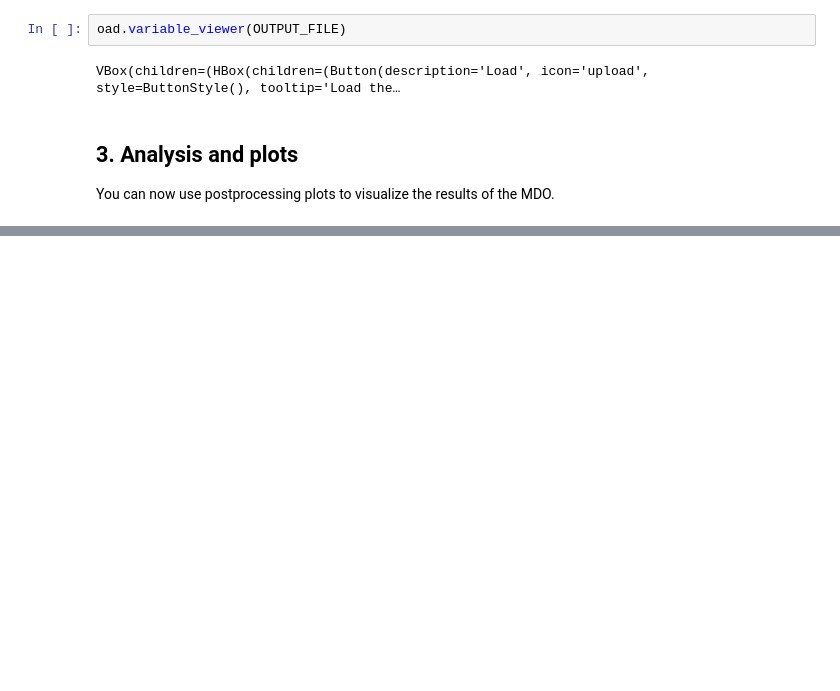
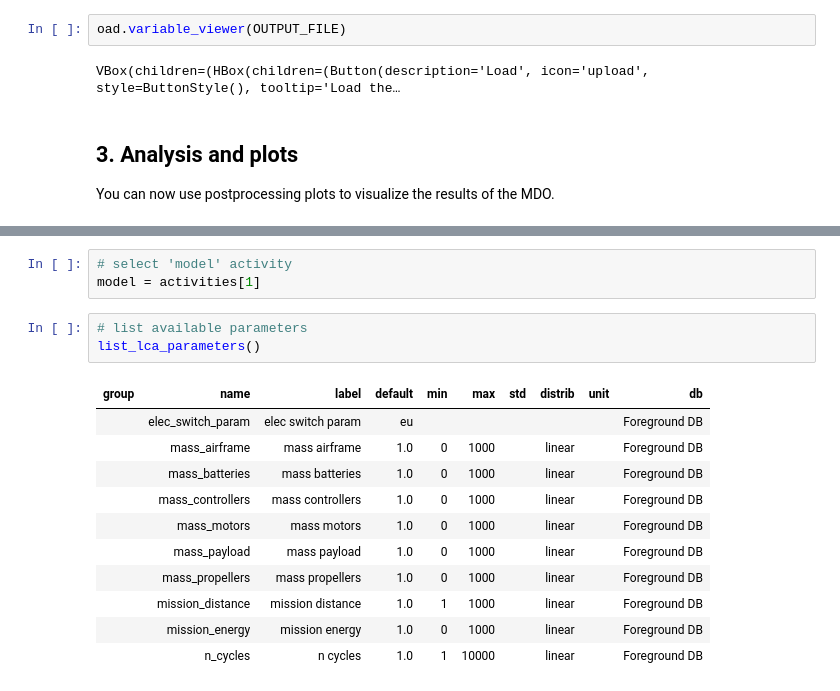
Before and after one commit to SizingLab/FAST-UAV, a Jupyter notebook: src/fastuav/notebooks/xx_LCA_test.ipynb, the cells around one changed output, grey strips where cells are left out. Drawn from its saved outputs; the diff is of its cells as text; blank space fills up the shorter version.

```diff
--- a/src/fastuav/notebooks/xx_LCA_test.ipynb
+++ b/src/fastuav/notebooks/xx_LCA_test.ipynb
@@ -183,0 +232,18 @@ fig.show()
+# %%
+# select 'model' activity
+model = activities[1]
+# %%
+# list available parameters
+list_lca_parameters()
+# %% [output]
+| group | name | label | default | min | max | std | distrib | unit | db |
+|  | elec_switch_param | elec switch param | eu |  |  |  |  |  | Foreground DB |
+|  | mass_airframe | mass airframe | 1.0 | 0 | 1000 |  | linear |  | Foreground DB |
+|  | mass_batteries | mass batteries | 1.0 | 0 | 1000 |  | linear |  | Foreground DB |
+|  | mass_controllers | mass controllers | 1.0 | 0 | 1000 |  | linear |  | Foreground DB |
+|  | mass_motors | mass motors | 1.0 | 0 | 1000 |  | linear |  | Foreground DB |
+|  | mass_payload | mass payload | 1.0 | 0 | 1000 |  | linear |  | Foreground DB |
+|  | mass_propellers | mass propellers | 1.0 | 0 | 1000 |  | linear |  | Foreground DB |
+|  | mission_distance | mission distance | 1.0 | 1 | 1000 |  | linear |  | Foreground DB |
+|  | mission_energy | mission energy | 1.0 | 0 | 1000 |  | linear |  | Foreground DB |
+|  | n_cycles | n cycles | 1.0 | 1 | 10000 |  | linear |  | Foreground DB |
```
Also changed, not shown: parts of 21 cells of this notebook, 7 other files.
